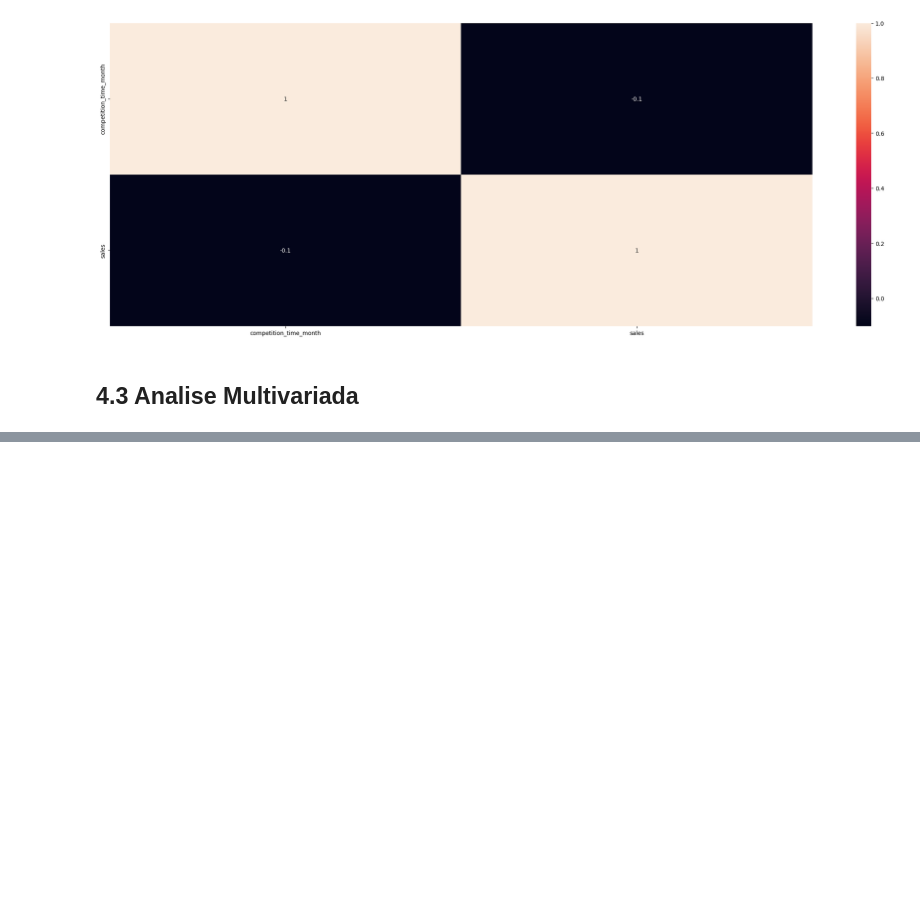
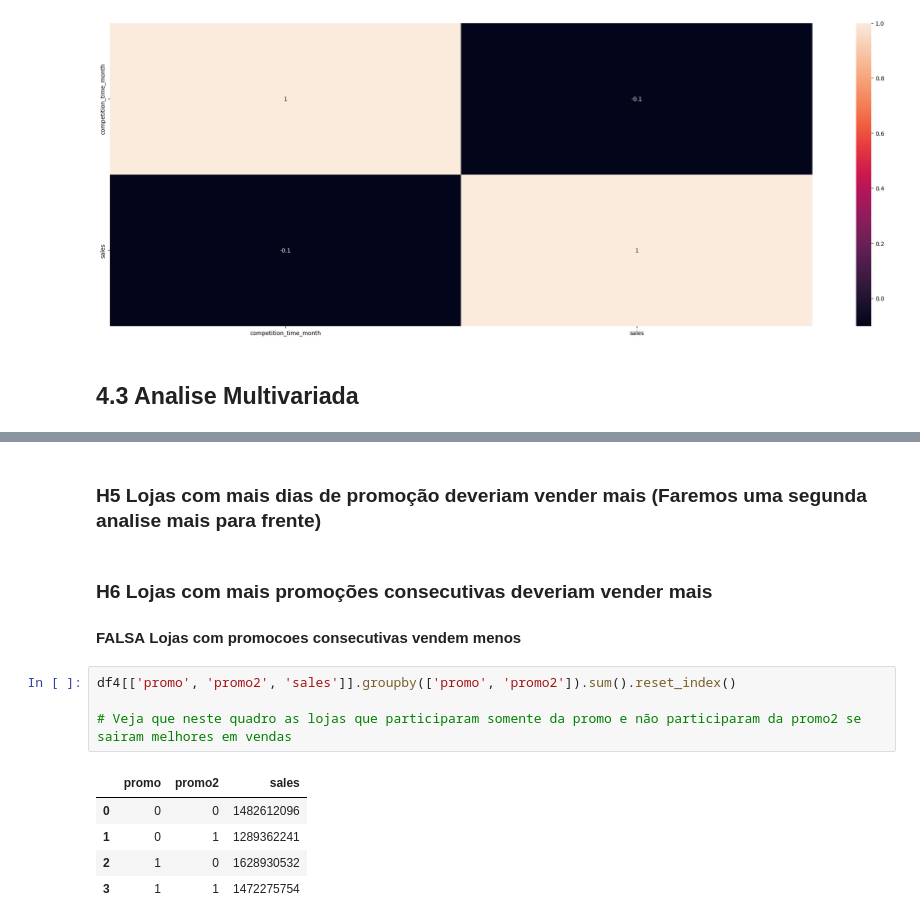
Before and after one commit to jcmazoni/rossmann, a Jupyter notebook: DS_aula1.ipynb, the cells around one changed output, grey strips where cells are left out. Saved outputs shown, nothing was run; the diff lists cells and outputs as text; blank space fills up the shorter version.

```diff
--- a/DS_aula1.ipynb
+++ b/DS_aula1.ipynb
@@ -810,0 +853,15 @@ plt.show()
+# %% [markdown]
+### H5 Lojas com mais dias de promoção deveriam vender mais (Faremos uma segunda analise mais para frente)
+# %% [markdown]
+### H6 Lojas com mais promoções consecutivas deveriam vender mais
+#### **FALSA** Lojas com promocoes consecutivas vendem menos
+# %%
+df4[['promo', 'promo2', 'sales']].groupby(['promo', 'promo2']).sum().reset_index()
+
+# Veja que neste quadro as lojas que participaram somente da promo e não participaram da promo2 se sairam melhores em vendas
+# %% [output]
+|  | promo | promo2 | sales |
+| 0 | 0 | 0 | 1482612096 |
+| 1 | 0 | 1 | 1289362241 |
+| 2 | 1 | 0 | 1628930532 |
+| 3 | 1 | 1 | 1472275754 |
```
Also changed, not shown: parts of 8 cells of this notebook.
